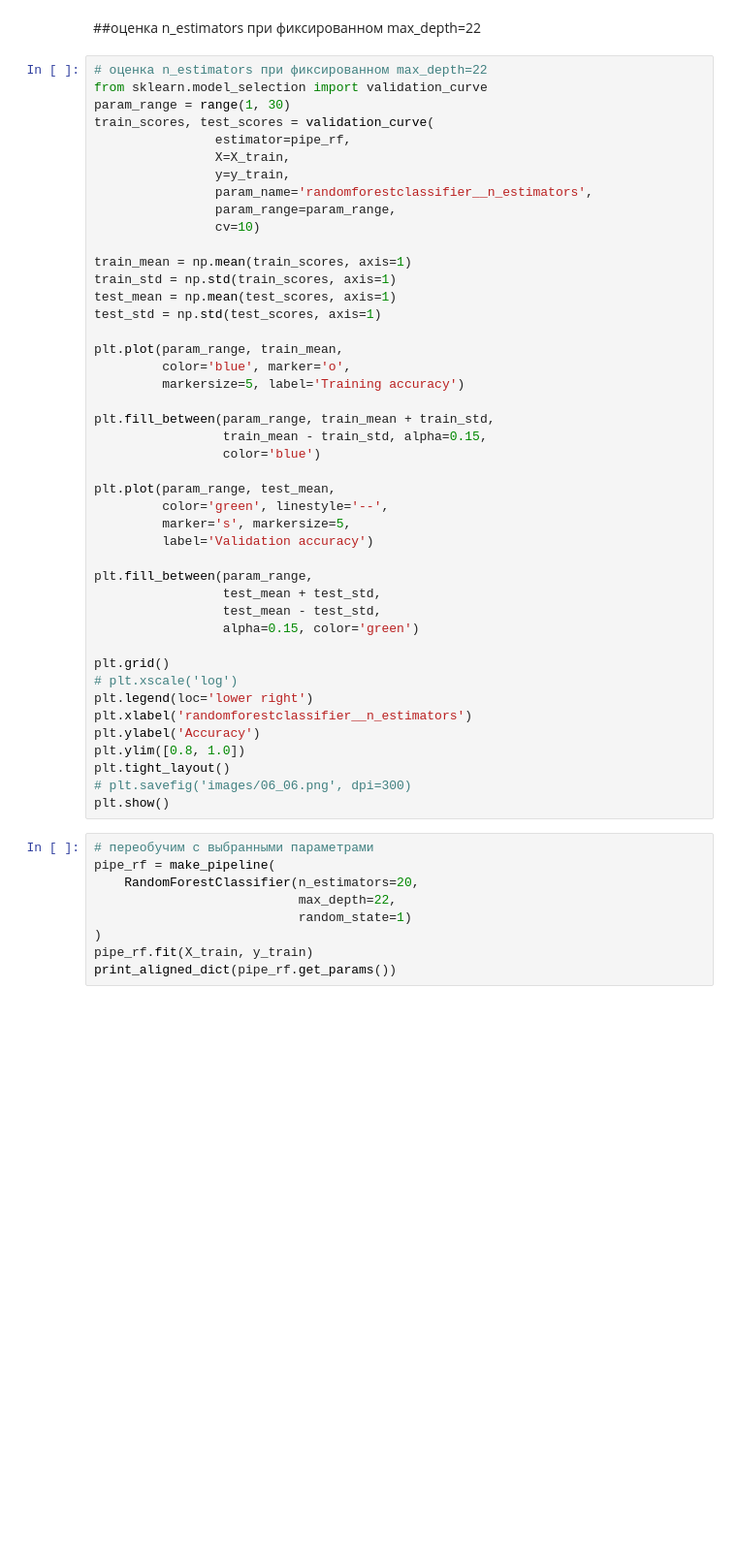
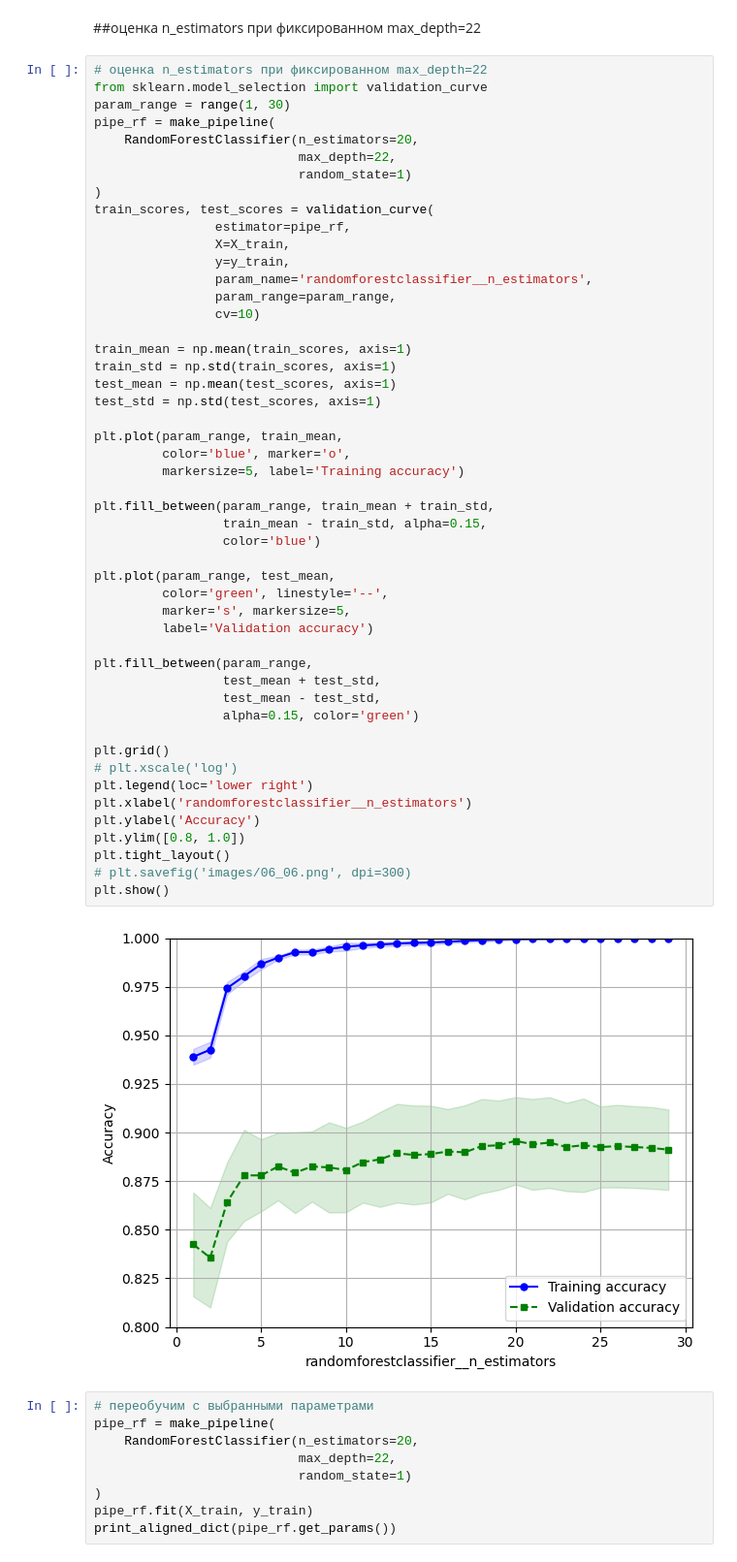
Before and after one commit to MinyaevAndrey/MYPETS, a Jupyter notebook: RF-messengers.ipynb, the cells around one changed output. Shown at 97% size. Cells and saved outputs as stored; diff of their text form; blank space fills up the shorter version.

```diff
--- a/RF-messengers.ipynb
+++ b/RF-messengers.ipynb
@@ -620,6 +625,11 @@ plt.show()
 # оценка n_estimators при фиксированном max_depth=22
 from sklearn.model_selection import validation_curve
 param_range = range(1, 30)
+pipe_rf = make_pipeline(
+    RandomForestClassifier(n_estimators=20,
+                           max_depth=22,
+                           random_state=1)
+)
 train_scores, test_scores = validation_curve(
                 estimator=pipe_rf,
                 X=X_train,
@@ -633,33 +643,35 @@ train_std = np.std(train_scores, axis=1)
 test_mean = np.mean(test_scores, axis=1)
 test_std = np.std(test_scores, axis=1)
 
 plt.plot(param_range, train_mean,
          color='blue', marker='o',
          markersize=5, label='Training accuracy')
 
 plt.fill_between(param_range, train_mean + train_std,
                  train_mean - train_std, alpha=0.15,
                  color='blue')
 
 plt.plot(param_range, test_mean,
          color='green', linestyle='--',
          marker='s', markersize=5,
          label='Validation accuracy')
 
 plt.fill_between(param_range,
                  test_mean + test_std,
                  test_mean - test_std,
                  alpha=0.15, color='green')
 
 plt.grid()
 # plt.xscale('log')
 plt.legend(loc='lower right')
 plt.xlabel('randomforestclassifier__n_estimators')
 plt.ylabel('Accuracy')
 plt.ylim([0.8, 1.0])
 plt.tight_layout()
 # plt.savefig('images/06_06.png', dpi=300)
 plt.show()
+# %% [output]
+[figure, added]
 # %%
 # переобучим с выбранными параметрами
 pipe_rf = make_pipeline(
```
Also changed, not shown: parts of 2 cells of this notebook.
